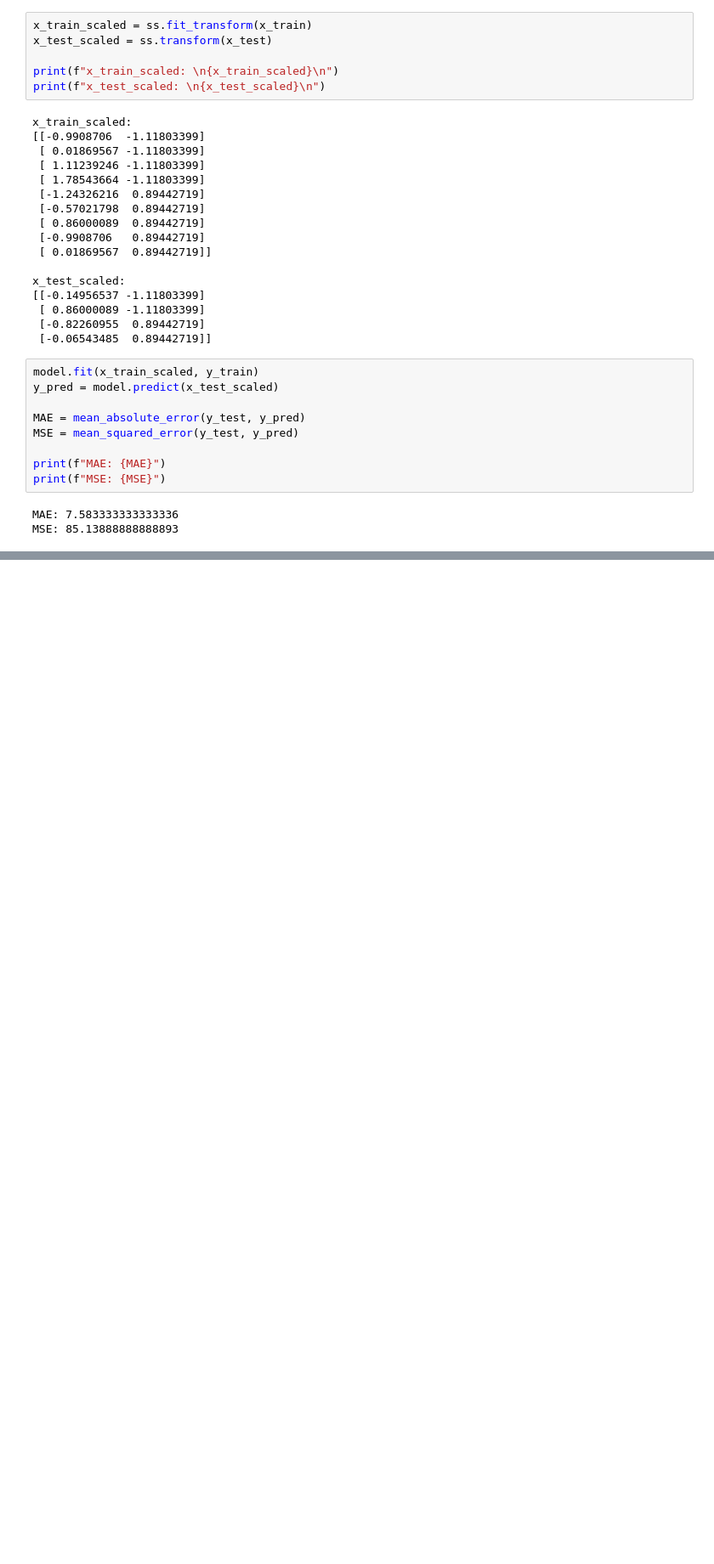
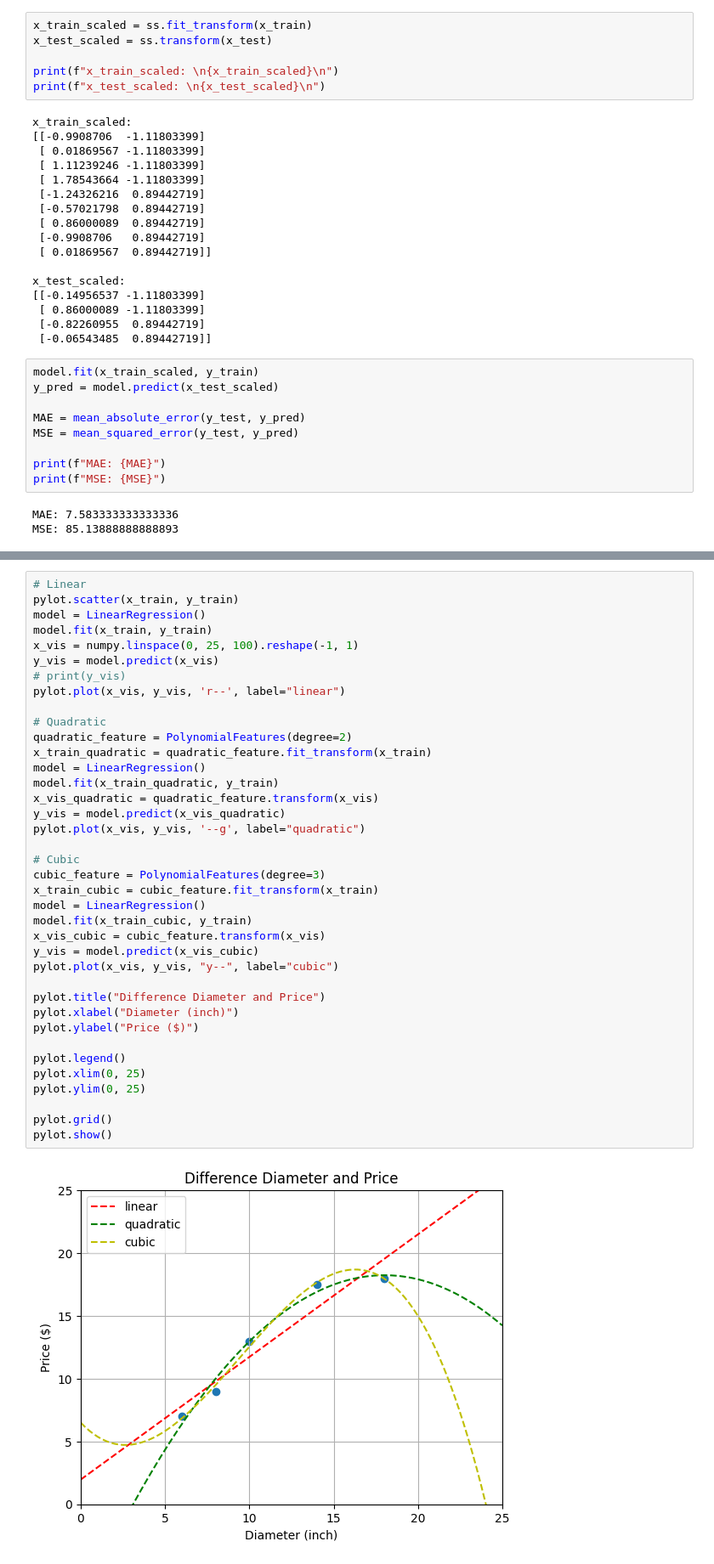
Before and after one commit to fyyqq/scikit-learn, a Jupyter notebook: scikit_learn.ipynb, the cells around one changed output, grey strips where cells are left out. Shown: that part at 85% size. Cells and saved outputs as stored; diff of their text form; blank space fills up the shorter version.

```diff
--- a/scikit_learn.ipynb
+++ b/scikit_learn.ipynb
@@ -1080,0 +1288,40 @@ MSE: 85.13888888888893
+# %%
+# Linear
+pylot.scatter(x_train, y_train)
+model = LinearRegression()
+model.fit(x_train, y_train)
+x_vis = numpy.linspace(0, 25, 100).reshape(-1, 1)
+y_vis = model.predict(x_vis)
+# print(y_vis)
+pylot.plot(x_vis, y_vis, 'r--', label="linear")
+
+# Quadratic
+quadratic_feature = PolynomialFeatures(degree=2)
+x_train_quadratic = quadratic_feature.fit_transform(x_train)
+model = LinearRegression()
+model.fit(x_train_quadratic, y_train)
+x_vis_quadratic = quadratic_feature.transform(x_vis)
+y_vis = model.predict(x_vis_quadratic)
+pylot.plot(x_vis, y_vis, '--g', label="quadratic")
+
+# Cubic
+cubic_feature = PolynomialFeatures(degree=3)
+x_train_cubic = cubic_feature.fit_transform(x_train)
+model = LinearRegression()
+model.fit(x_train_cubic, y_train)
+x_vis_cubic = cubic_feature.transform(x_vis)
+y_vis = model.predict(x_vis_cubic)
+pylot.plot(x_vis, y_vis, "y--", label="cubic")
+
+pylot.title("Difference Diameter and Price")
+pylot.xlabel("Diameter (inch)")
+pylot.ylabel("Price ($)")
+
+pylot.legend()
+pylot.xlim(0, 25)
+pylot.ylim(0, 25)
+
+pylot.grid()
+pylot.show()
+# %% [output]
+[figure, added]
```
Also changed, not shown: parts of 57 cells of this notebook, 13 other files.
